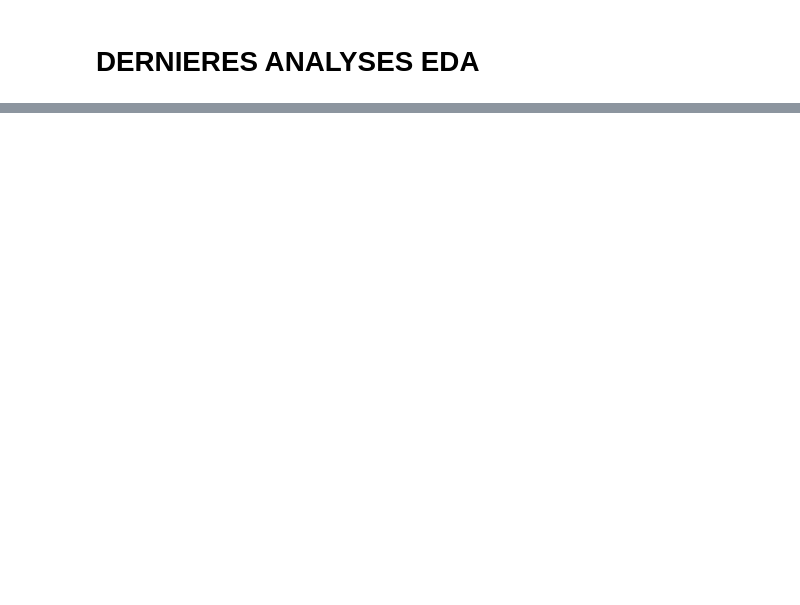
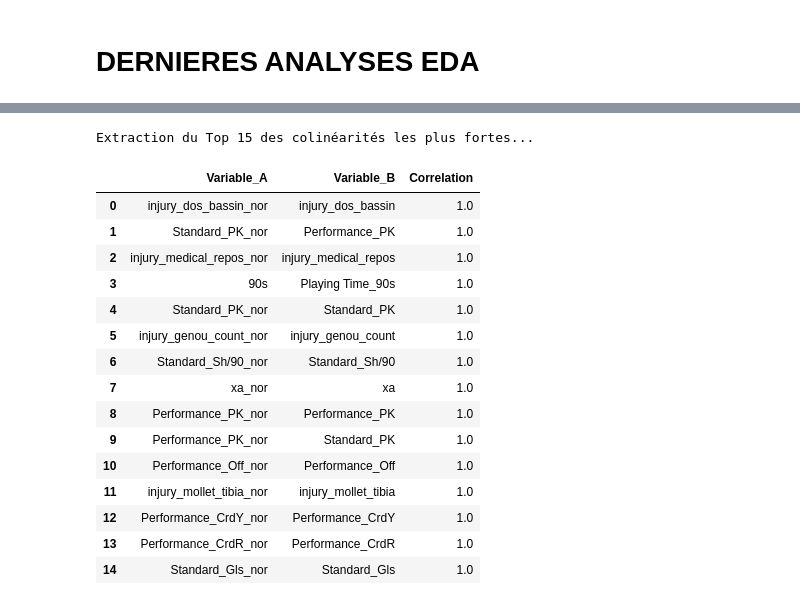
Before and after one commit to Quadratic-Labs/predict_vm_football, a Jupyter notebook: notebooks/05_exploration_approfondie.ipynb, the cells around one changed output, grey strips where cells are left out. Cells and saved outputs as stored; diff of their text form; code cells hidden in the pictures; blank space fills up the shorter version.

```diff
--- a/notebooks/05_exploration_approfondie.ipynb
+++ b/notebooks/05_exploration_approfondie.ipynb
@@ -521,0 +254,24 @@ plt.show()
+# %%
+# Applique la fonction sur ton DataFrame principal
+top_anomalies_colin = detecter_top_colinearites(df_base, top_n=15)
+
+# Affichage du tableau dans le notebook
+display(top_anomalies_colin)
+# %% [output]
+Extraction du Top 15 des colinéarités les plus fortes...
+|  | Variable_A | Variable_B | Correlation |
+| 0 | injury_dos_bassin_nor | injury_dos_bassin | 1.0 |
+| 1 | Standard_PK_nor | Performance_PK | 1.0 |
+| 2 | injury_medical_repos_nor | injury_medical_repos | 1.0 |
+| 3 | 90s | Playing Time_90s | 1.0 |
+| 4 | Standard_PK_nor | Standard_PK | 1.0 |
+| 5 | injury_genou_count_nor | injury_genou_count | 1.0 |
+| 6 | Standard_Sh/90_nor | Standard_Sh/90 | 1.0 |
+| 7 | xa_nor | xa | 1.0 |
+| 8 | Performance_PK_nor | Performance_PK | 1.0 |
+| 9 | Performance_PK_nor | Standard_PK | 1.0 |
+| 10 | Performance_Off_nor | Performance_Off | 1.0 |
+| 11 | injury_mollet_tibia_nor | injury_mollet_tibia | 1.0 |
+| 12 | Performance_CrdY_nor | Performance_CrdY | 1.0 |
+| 13 | Performance_CrdR_nor | Performance_CrdR | 1.0 |
+| 14 | Standard_Gls_nor | Standard_Gls | 1.0 |
```
Also changed, not shown: parts of 21 cells of this notebook, 1 other file.
